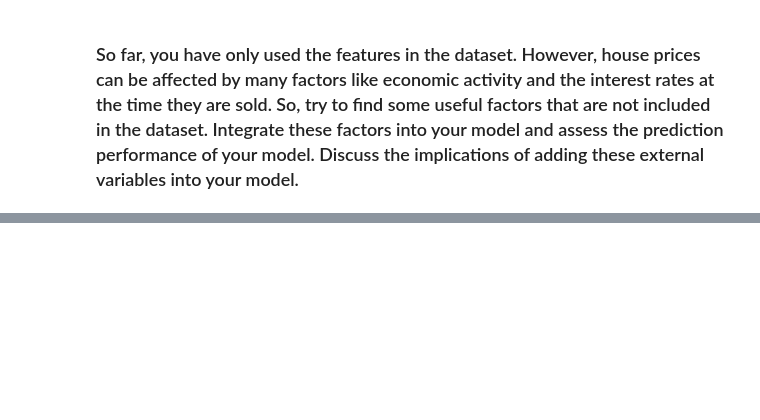
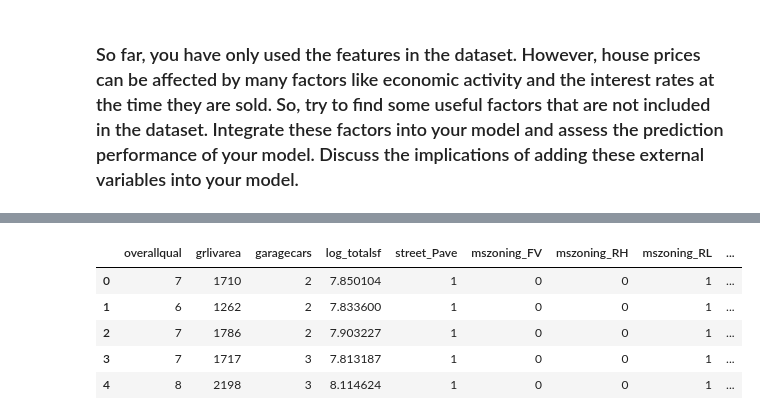
Before and after one commit to iamkkdev/Thinkful-github, a Jupyter notebook: Challenge Regression Problems.ipynb, the cells around one changed output, grey strips where cells are left out. Cells and saved outputs as stored; diff of their text form; code cells hidden in the pictures; blank space fills up the shorter version.

```diff
--- a/Challenge Regression Problems.ipynb
+++ b/Challenge Regression Problems.ipynb
@@ -608,0 +614,3 @@ strong multicollinearity or other numerical problems.
+# %%
+## Extracting unemployment rate from Iowa state
+unemployment_rate_Iowa = unemployment_rate[unemployment_rate['State'] == 'Iowa']
@@ -608,0 +621,3 @@ strong multicollinearity or other numerical problems.
+# %%
+## We only need year and rate
+unemployment_rate1 = unemployment_rate_Iowa.loc[:, ['Year', 'Rate']]
@@ -608,0 +659,9 @@ strong multicollinearity or other numerical problems.
+# %%
+X.head()
+# %% [output]
+|  | overallqual | grlivarea | garagecars | log_totalsf | street_Pave | mszoning_FV | mszoning_RH | mszoning_RL | ... |
+| 0 | 7 | 1710 | 2 | 7.850104 | 1 | 0 | 0 | 1 | ... |
+| 1 | 6 | 1262 | 2 | 7.833600 | 1 | 0 | 0 | 1 | ... |
+| 2 | 7 | 1786 | 2 | 7.903227 | 1 | 0 | 0 | 1 | ... |
+| 3 | 7 | 1717 | 3 | 7.813187 | 1 | 0 | 0 | 1 | ... |
+| 4 | 8 | 2198 | 3 | 8.114624 | 1 | 0 | 0 | 1 | ... |
```
Also changed, not shown: parts of 60 cells of this notebook.
